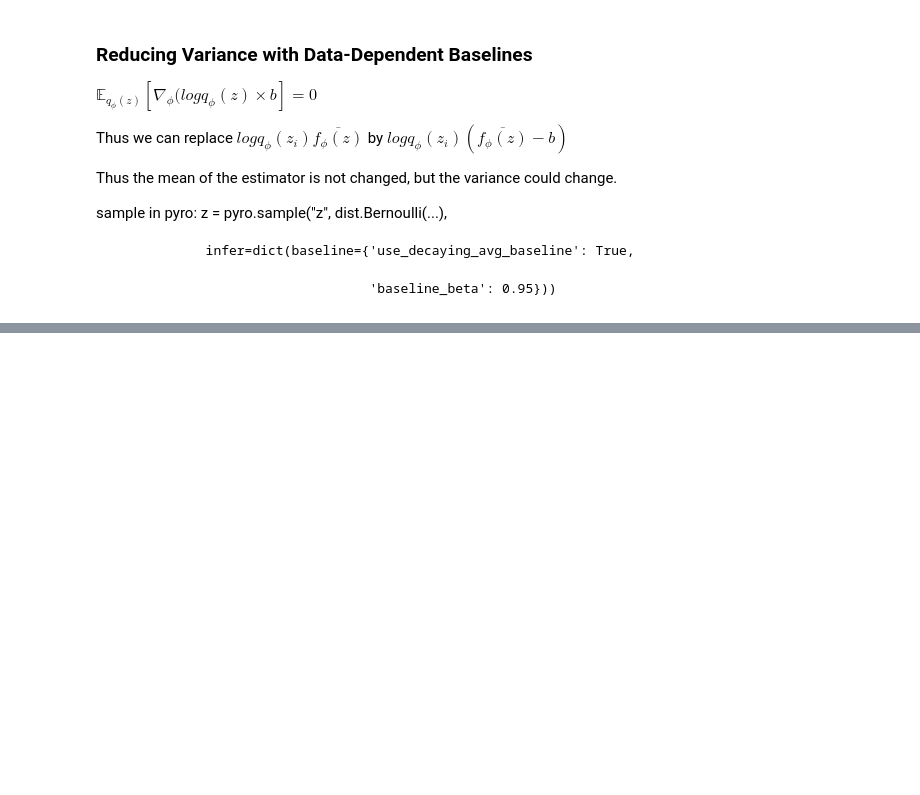
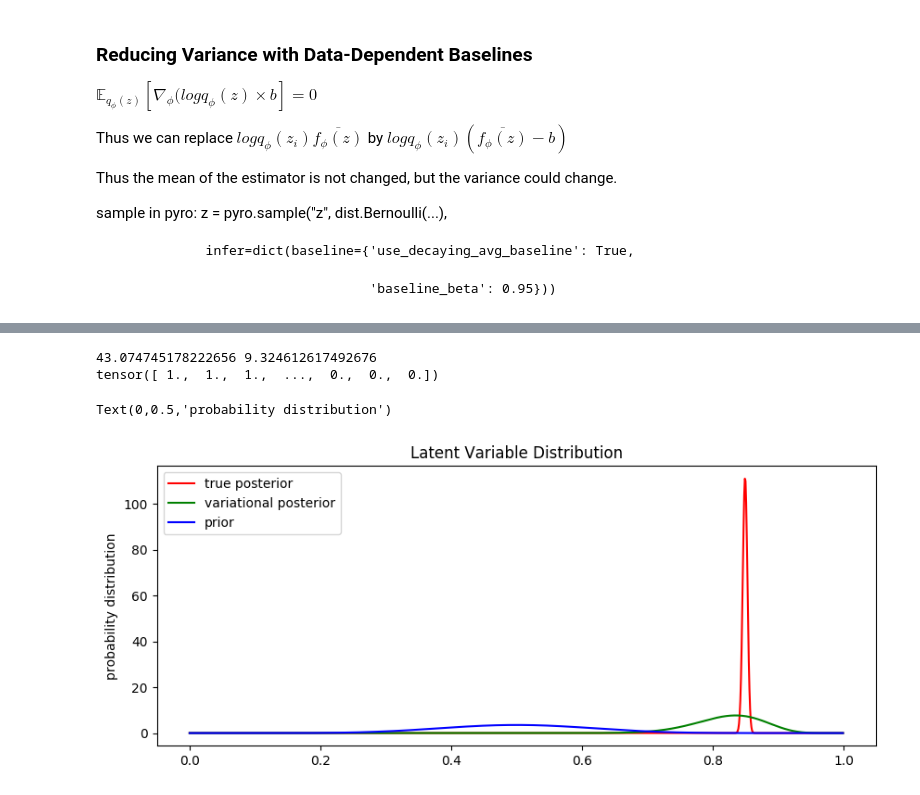
Before and after one commit to maxsonate/probabilisticModeling, a Jupyter notebook: examples/Variational Inference.ipynb, the cells around one changed output, grey strips where cells are left out. Drawn from its saved outputs; the diff is of its cells as text; code cells hidden in the pictures; blank space fills up the shorter version.

```diff
--- a/examples/Variational Inference.ipynb
+++ b/examples/Variational Inference.ipynb
@@ -228,0 +360,22 @@ z = pyro.sample("z", dist.Bernoulli(...),
+# %%
+#plot distributions:
+alpha_q = pyro.param('alpha_q').item()
+beta_q = pyro.param('beta_q').item()
+print(alpha_q, beta_q)
+X = np.arange(0,1,0.001)
+Prior = scipy.stats.beta.pdf(X, 10, 10)
+Posterior = scipy.stats.beta.pdf(X, alpha_q, beta_q)
+Perfect_Posterior = scipy.stats.beta.pdf(X, bbe.alpha_n, bbe.beta_n)
+print(bbe.data.data)
+pyplot.figure(figsize=(10, 4), dpi=100).set_facecolor('white')
+pyplot.plot(X, Perfect_Posterior, 'r-', label= 'true posterior')
+pyplot.plot(X, Posterior, 'g-', label= 'variational posterior')
+pyplot.plot(X, Prior, 'b-', label = 'prior')
+pyplot.legend(loc='best')
+pyplot.title('Latent Variable Distribution')
+pyplot.ylabel('probability distribution')
+# %% [output]
+43.074745178222656 9.324612617492676
+tensor([ 1.,  1.,  1.,  ...,  0.,  0.,  0.])
+Text(0,0.5,'probability distribution')
+[figure, added]
```
Also changed, not shown: parts of 5 cells of this notebook.
